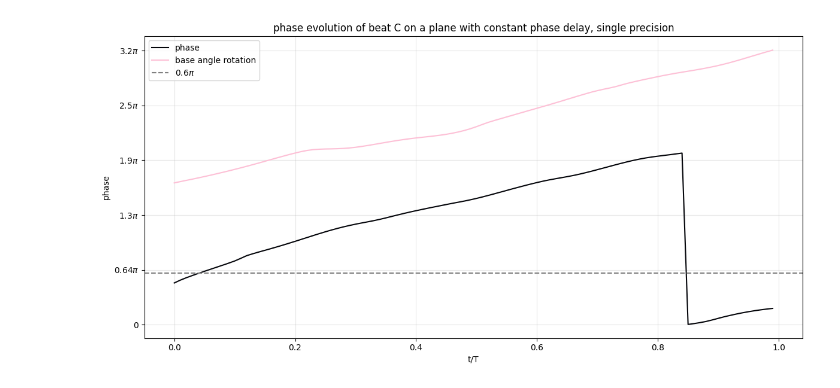
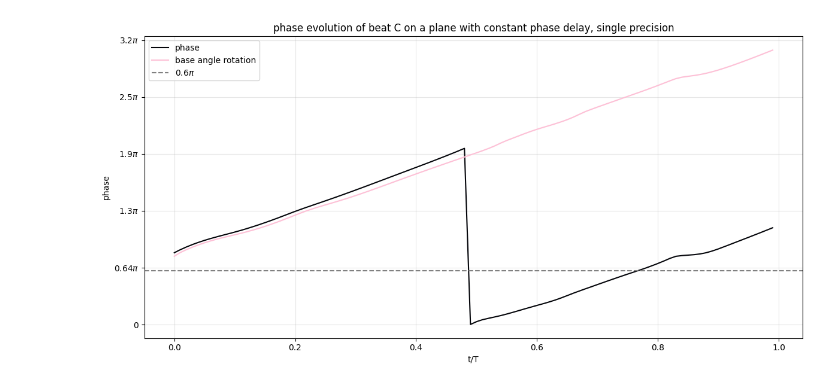
Before and after one commit to Biofluid-Dynamics-Group/cuda-filaments, a Jupyter notebook: analysis/view_phase.ipynb, the cells around one changed output. Saved outputs shown, nothing was run; the diff lists cells and outputs as text; code cells hidden in the pictures.

Commit message:
planar wall simulations

```diff
--- a/analysis/view_phase.ipynb
+++ b/analysis/view_phase.ipynb
@@ -5,7 +5,7 @@ import cmcrameri.cm as cmc
 # %%
 from matplotlib.ticker import FuncFormatter
 
-path_1_c = '../data/beat_C_single_blobs_sphere_random_ic_tilt2/20260203/ciliate_216fil_40962blob_8.00R_0.1500torsion_0.1454tilt_0.3000f_eff_1.4960theta0_0.0000freqshift_true_states.dat'
+path_1_c = '../data/3_wall_tilt1.0_spacing0.12_0/20260401/ciliate_3fil_40962blob_8.00R_0.1500torsion_0.2182tilt_0.3000f_eff_1.4960theta0_0.0000freqshift_true_states.dat'
 
 data = np.loadtxt(path_1_c)
 time = data[:100, 0] / 500.0
@@ -20,31 +20,31 @@ def multiple_pi_formatter(x, pos):
     return r"$\pi$"
   elif np.isclose(frac, -1):
     return r"$-\pi$"
   elif np.isclose(frac, 2):
     return r"$2\pi$"
   elif np.isclose(frac, -2):
     return r"$-2\pi$"
   else:
     return r"${0:.2g}\pi$".format(frac)
 
 # Create a single figure with both plots
 plt.figure(figsize=(12, 6))
 plt.plot(time, psi1, label='phase', linestyle='-', color=cmc.batlowKS(0))
 plt.plot(time, psi2, label='base angle rotation', linestyle='-', color=cmc.batlowKS(1))
 
 # Add horizontal line at y = 0.3 * 2 * pi
 plt.axhline(y=0.3 * 2 * np.pi, color='gray', linestyle='--', label=r'$0.6\pi$')
 
 plt.xlabel('t/T')
 plt.ylabel('phase')
 plt.title('phase evolution of beat C on a plane with constant phase delay, single precision')
 plt.legend()
 plt.grid(True, alpha=0.3)
 
 # Apply the multiple_pi_formatter to the y-axis
 plt.gca().yaxis.set_major_formatter(FuncFormatter(multiple_pi_formatter))
 
 plt.tight_layout()
 plt.show()
 # %% [output]
-[figure, old version]
+[figure, new version]
```
Also changed, not shown: 4 other files.
